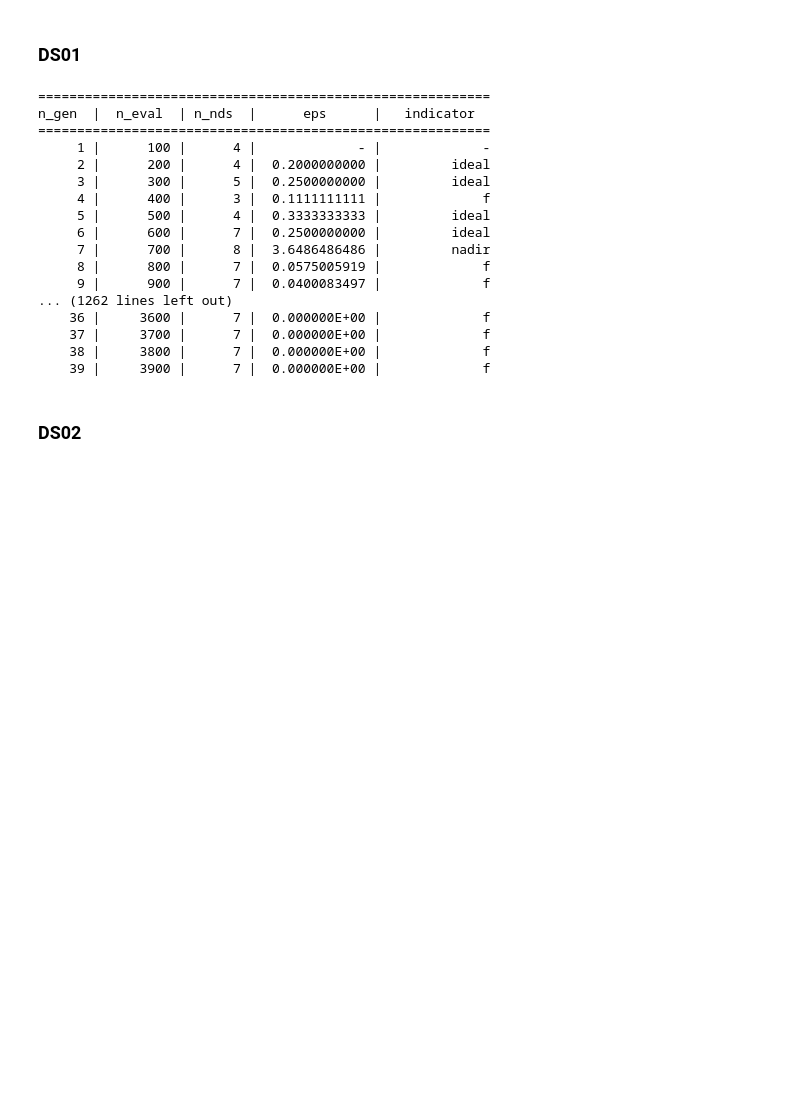
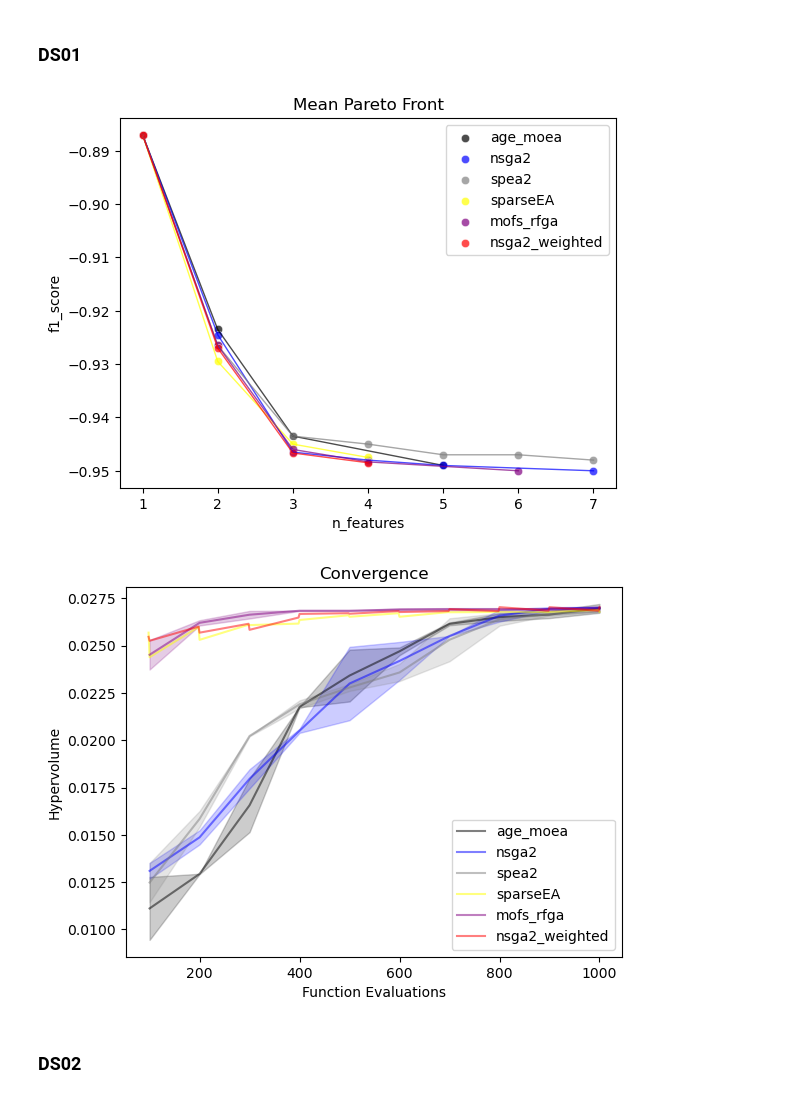
Before and after one commit to grkremer/ew-mofs, a Jupyter notebook: Benchmarks.ipynb, the cells around one changed output. Saved outputs shown, nothing was run; the diff lists cells and outputs as text; code cells hidden in the pictures; blank space fills up the shorter version.

```diff
--- a/Benchmarks.ipynb
+++ b/Benchmarks.ipynb
@@ -722,25 +746,14 @@ breast_cancer_wisconsin_diagnostic = fetch_ucirepo(id=17)
 X = np.array(breast_cancer_wisconsin_diagnostic.data.features).astype('float32')
 y = np.ravel(np.array(breast_cancer_wisconsin_diagnostic.data.targets))
 
-result_breast_cancer_wisconsin_diagnostic = run_dataset(X = X, y = y, n_experiments = 5, n_population = 100, n_gen = 100, max_features = 100, n_process = 48)
+#result_breast_cancer_wisconsin_diagnostic = run_dataset(X = X, y = y, n_experiments = 2, n_population = 100, n_gen = 10, max_features = 100, n_process = 48)
-# %% [output]
-==========================================================
-n_gen  |  n_eval  | n_nds  |      eps      |   indicator
-==========================================================
-     1 |      100 |      4 |             - |             -
-     2 |      200 |      4 |  0.2000000000 |         ideal
-     3 |      300 |      5 |  0.2500000000 |         ideal
-     4 |      400 |      3 |  0.1111111111 |             f
-     5 |      500 |      4 |  0.3333333333 |         ideal
-     6 |      600 |      7 |  0.2500000000 |         ideal
-     7 |      700 |      8 |  3.6486486486 |         nadir
-     8 |      800 |      7 |  0.0575005919 |             f
-     9 |      900 |      7 |  0.0400083497 |             f
-... (1262 lines left out)
-    36 |     3600 |      7 |  0.000000E+00 |             f
-    37 |     3700 |      7 |  0.000000E+00 |             f
-    38 |     3800 |      7 |  0.000000E+00 |             f
-    39 |     3900 |      7 |  0.000000E+00 |             f
+# %%
+with open("Data/results/result_breast_cancer_wisconsin_diagnostic.pkl", "rb") as f:  # 'rb' = read in binary mode
+    results = pickle.load(f)
+plot_convergence_and_pareto_front(result_breast_cancer_wisconsin_diagnostic)
+# %% [output]
+[figure, added]
+[figure, added]
 # %% [markdown]
 ### DS02
 # %%
```
Also changed, not shown: parts of 32 cells of this notebook, 18 other files.
